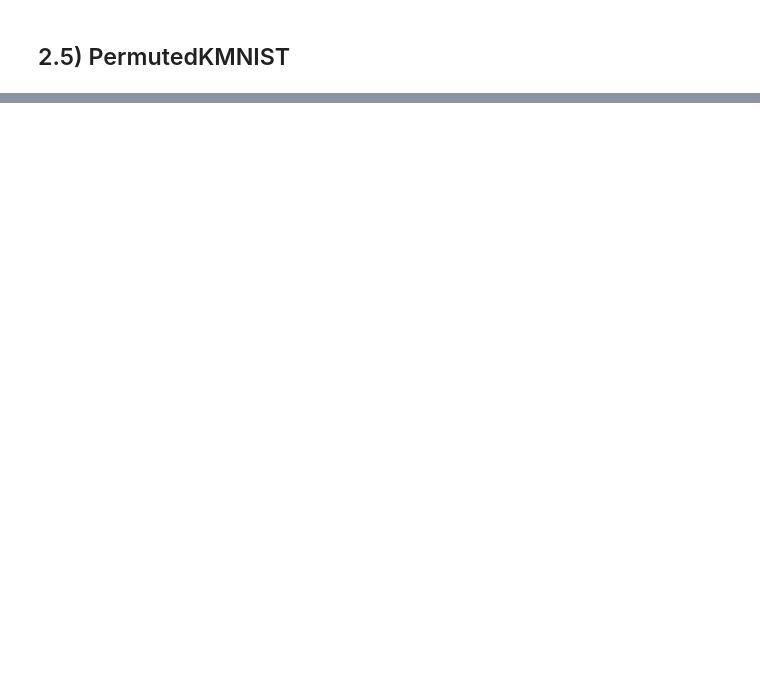
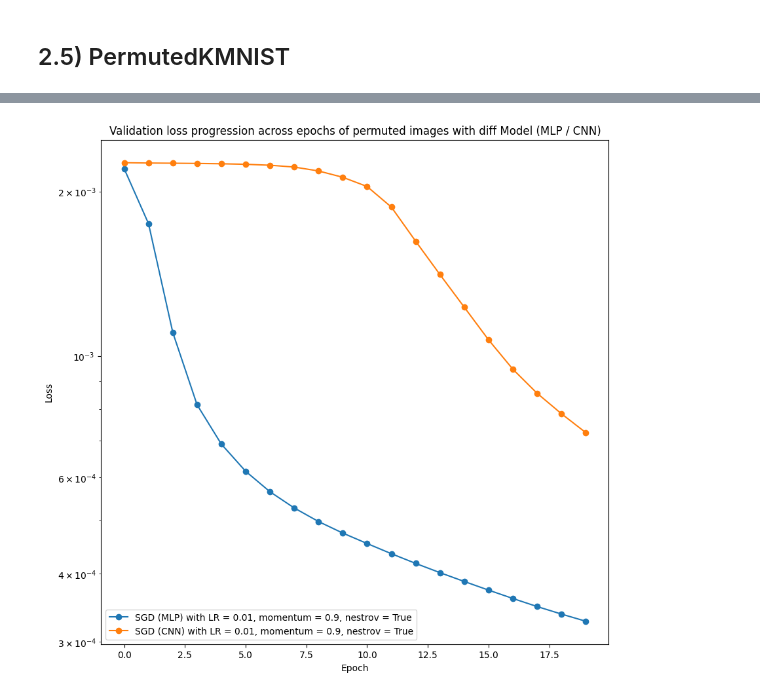
Before and after one commit to fpalmisa/FundamentalLearningEPFL, a Jupyter notebook: Homework 3/Homework3.ipynb, the cells around one changed output, grey strips where cells are left out. Cells and saved outputs as stored; diff of their text form; code cells hidden in the pictures; blank space fills up the shorter version.

```diff
--- a/Homework 3/Homework3.ipynb
+++ b/Homework 3/Homework3.ipynb
@@ -709,0 +788,14 @@ TypeError: ignored
+# %%
+#Model with Optimizer : SGD with momentum and Learning Rate : 0.01, momentum : 0.9, nestrov : True
+SGD_001_momentum_permuted = MLP()
+optimizerSGD_001_momentum_permuted = optim.SGD(SGD_001_momentum_permuted.parameters(), lr=0.01, momentum=0.9, nesterov=True)
+print('MLP of SGD of permuted Set with LR = 0.01, momentum = 0.9, nestrov = True')
+train_lossesSGD_001_momentum_perm, valid_lossesSGD_001_momentum_perm, valid_accsSGD_001_momentum_perm = fit(SGD_001_momentum_permuted, train_permuted_dataloader, optimizerSGD_001_momentum_permuted, EPOCHS, device = DEVICE,valid_dataloader=validation_permuted_dataloader)
+predict(SGD_001_momentum_permuted, test_permuted_dataloader, device = DEVICE)
+
+#Model with Optimizer and CNN : SGD with momentum and Learning Rate : 0.01, momentum : 0.9, nestrov : True
+SGD_001_momentum_permuted_CNN = CNN()
+optimizerSGD_001_momentum_permuted_CNN = optim.SGD(SGD_001_momentum_permuted_CNN.parameters(), lr=0.01, momentum=0.9, nesterov=True)
+print('CNN of SGD of permuted Set with LR = 0.01, momentum = 0.9, nestrov = True')
+train_lossesSGD_001_momentum_perm_CNN, valid_lossesSGD_001_momentum_perm_CNN, valid_accsSGD_001_momentum_perm_CNN = fit(SGD_001_momentum_permuted_CNN, train_permuted_dataloader, optimizerSGD_001_momentum_permuted_CNN, EPOCHS, device = DEVICE,valid_dataloader=validation_permuted_dataloader)
+predict(SGD_001_momentum_permuted_CNN, test_permuted_dataloader, device = DEVICE)
@@ -709,0 +821,12 @@ TypeError: ignored
+# %%
+plt.figure(figsize=(10, 10))
+plt.plot(train_lossesSGD_001_momentum_perm, label = "SGD (MLP) with LR = 0.01, momentum = 0.9, nestrov = True", marker = 'o')
+plt.plot(train_lossesSGD_001_momentum_perm_CNN, label = "SGD (CNN) with LR = 0.01, momentum = 0.9, nestrov = True", marker = 'o')
+plt.legend()
+plt.xlabel('Epoch')
+plt.ylabel("Loss")
+plt.yscale("log")
+plt.title("Validation loss progression across epochs of permuted images with diff Model (MLP / CNN)")
+plt.show()
+# %% [output]
+[figure, added]
```
Also changed, not shown: parts of 33 cells of this notebook.
